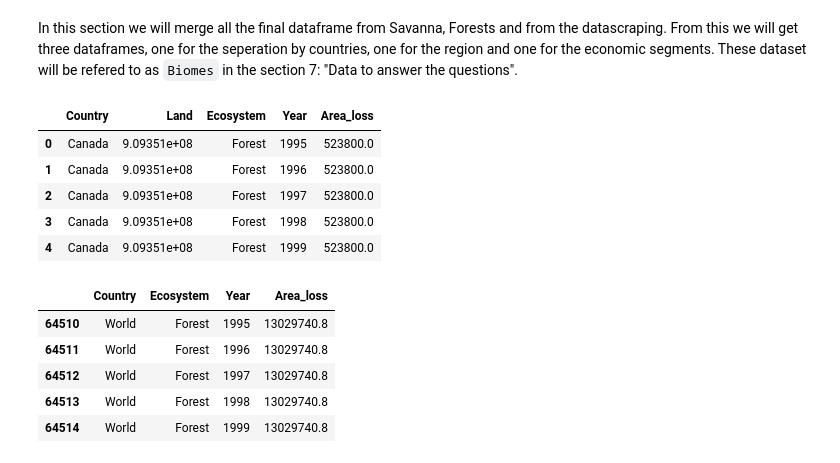
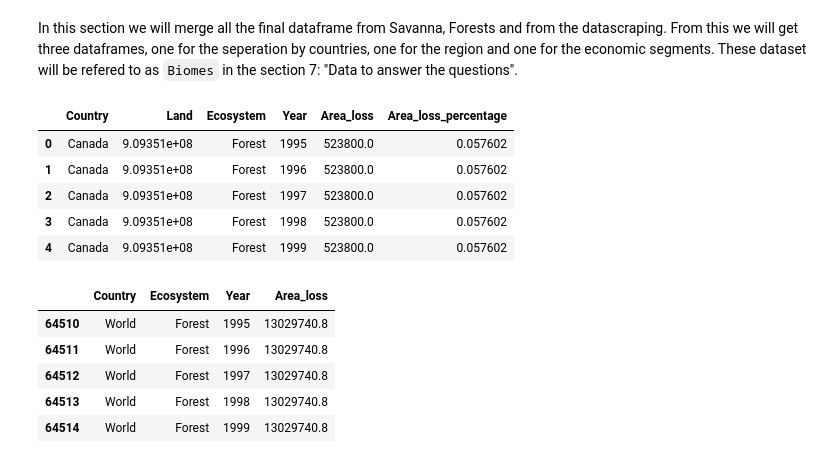
Before and after one commit to CeliaBenquet/Project_ADA, a Jupyter notebook: ada_project.ipynb, the cells around one changed output. Saved outputs shown, nothing was run; the diff lists cells and outputs as text; code cells hidden in the pictures.

Commit message:
World map of pourcentage of area lost

```diff
--- a/ada_project.ipynb
+++ b/ada_project.ipynb
@@ -575,18 +575,21 @@ In this section we will merge all the final dataframe from Savanna, Forests and
 # %%
 # First we add the forest ecosystem to the ones from savanna for the Country datasets
 lossesCountry = forestsCountry.append(savannaCountry)
 
 # We add to this  the data from the scraping to get the total land area of each country
 land_areas = country_areas[["Country", "Land"]]
 biomesCountry = land_areas.merge(lossesCountry, on='Country')
+biomesCountry['Area_loss_percentage'] = biomesCountry['Area_loss']/biomesCountry['Land'].astype('int')*100
+#biomesCountry['Area_loss_number'] = (biomesCountry['Area_loss_percentage']*1e8).astype('int')
 biomesCountry.head()
+#biomesCountry['Area_loss_percentage'].describe()
 # %% [output]
-|  | Country | Land | Ecosystem | Year | Area_loss |
-| 0 | Canada | 9.09351e+08 | Forest | 1995 | 523800.0 |
-| 1 | Canada | 9.09351e+08 | Forest | 1996 | 523800.0 |
-| 2 | Canada | 9.09351e+08 | Forest | 1997 | 523800.0 |
-| 3 | Canada | 9.09351e+08 | Forest | 1998 | 523800.0 |
-| 4 | Canada | 9.09351e+08 | Forest | 1999 | 523800.0 |
+|  | Country | Land | Ecosystem | Year | Area_loss | Area_loss_percentage |
+| 0 | Canada | 9.09351e+08 | Forest | 1995 | 523800.0 | 0.057602 |
+| 1 | Canada | 9.09351e+08 | Forest | 1996 | 523800.0 | 0.057602 |
+| 2 | Canada | 9.09351e+08 | Forest | 1997 | 523800.0 | 0.057602 |
+| 3 | Canada | 9.09351e+08 | Forest | 1998 | 523800.0 | 0.057602 |
+| 4 | Canada | 9.09351e+08 | Forest | 1999 | 523800.0 | 0.057602 |
 # %%
 # The same is done for the region but without the total area
 biomesRegion = forestsRegion.append(savannaRegion)
```
Also changed, not shown: parts of 8 cells of this notebook.
